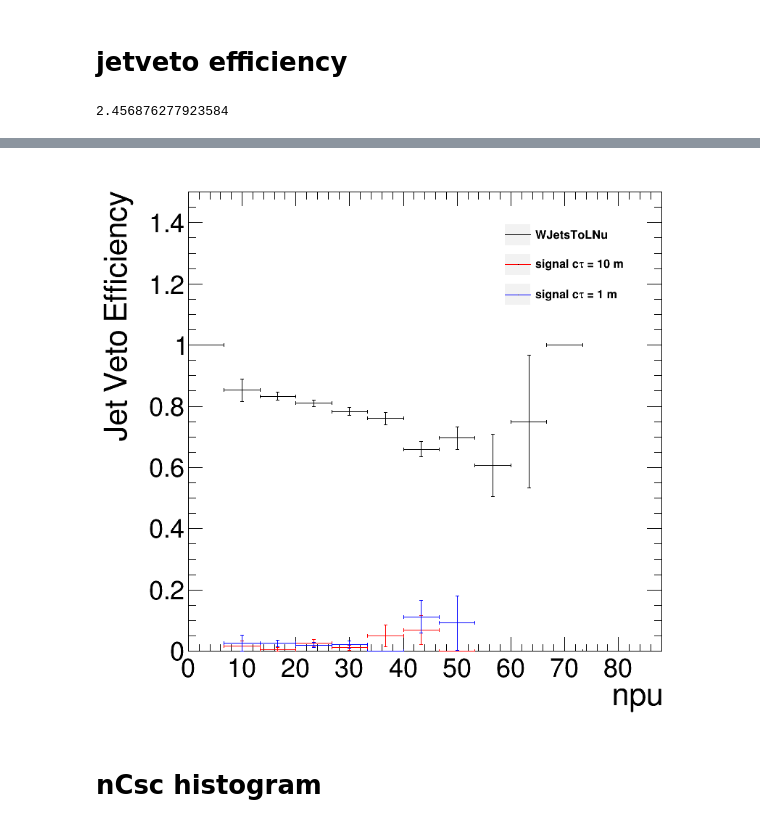
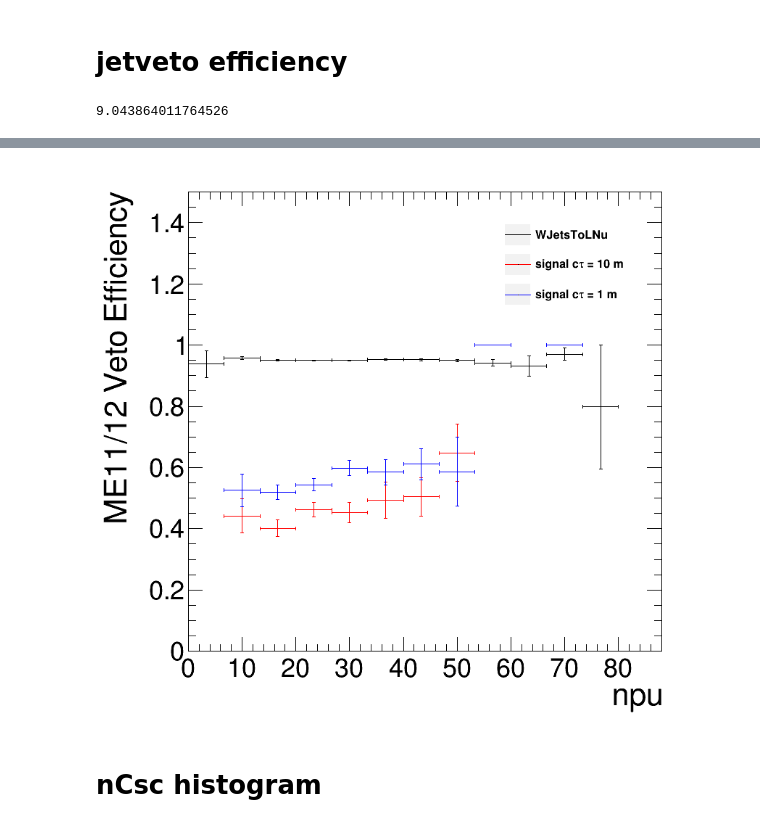
Before and after one commit to cms-lpc-llp/delayed_jet_analyzer, a Jupyter notebook: plot_scripts/MuonSystem_Analysis/MuonSystem_plots-trigger_eff.ipynb, the cells around one changed output, grey strips where cells are left out. Saved outputs shown, nothing was run; the diff lists cells and outputs as text; code cells hidden in the pictures.

```diff
--- a/plot_scripts/MuonSystem_Analysis/MuonSystem_plots-trigger_eff.ipynb
+++ b/plot_scripts/MuonSystem_Analysis/MuonSystem_plots-trigger_eff.ipynb
@@ -414,7 +414,7 @@ for k,T in tree_bkg.items():
     sel_cluster[k] = T.array('cscClusterMaxLayerRatio')*T.array('cscClusterSize') > 5.01
     sel_cluster[k] = np.logical_and( sel_cluster[k], T.array('cscClusterTime') > -12.5)
     sel_cluster[k] = np.logical_and( sel_cluster[k], T.array('cscClusterTime') < 22)
-    sel_cluster[k] = np.logical_and( sel_cluster[k], T.array('cscClusterMe1112Ratio') < 0.01)
+#     sel_cluster[k] = np.logical_and( sel_cluster[k], T.array('cscClusterMe1112Ratio') < 0.01)
 
 
 #     sel_cluster[k] = np.logical_and( sel_cluster[k],T.array('cscClusterJetVeto') < JET_PT_CUT)
@@ -447,7 +447,7 @@ for k,T in tree_bkg.items():
 
 print(time.time()-start_t)
 # %% [output]
-2.456876277923584
+9.043864011764526
 # %%
 import importlib
 importlib.reload(sys.modules['histo_utilities'])
@@ -466,16 +466,16 @@ for k,T in tree_bkg.items():
 #     if not k == 'WJetsToLNu': continue
     bins = [15,0,100]
     yaxis_title = 'ME11/12 Veto Efficiency'
-    yaxis_title = 'Jet Veto Efficiency'
+#     yaxis_title = 'Jet Veto Efficiency'
 
 
     hb = create_TH1D(npu[k][sel_cluster[k]][sel_jetveto[k]].flatten(), 'hb1', axis_title = ['npu',yaxis_title], binning=bins,weights = weight[k][sel_cluster[k]][sel_jetveto[k]].flatten())
-    hb = create_TH1D(npu[k][sel_cluster[k]][sel_jetveto[k]].flatten(), 'hb1', axis_title = ['npu',yaxis_title], binning=bins,weights = weight[k][sel_cluster[k]][sel_jetveto[k]].flatten())
+#     hb = create_TH1D(npu[k][sel_cluster[k]][sel_jetveto[k]].flatten(), 'hb1', axis_title = ['npu',yaxis_title], binning=bins,weights = weight[k][sel_cluster[k]][sel_jetveto[k]].flatten())
 
 
-    cond = np.logical_and(sel_cluster[k], T.array('cscClusterJetVeto') > 30)
+#     cond = np.logical_and(sel_cluster[k], T.array('cscClusterJetVeto') > 30)
 #     cond = np.logical_and(sel_cluster[k], T.array('cscClusterMuonVeto') > 20)
-#     cond = np.logical_and(sel_cluster[k],  T.array('cscClusterMe1112Ratio') > 0.01)
+    cond = np.logical_and(sel_cluster[k],  T.array('cscClusterMe1112Ratio') > 0.01)
 
 
 
@@ -527,4 +529,4 @@ Info in <TEfficiency::GetEfficiencyErrorLow>: setting statistic option to kFNorm
-[figure, old version]
+[figure, new version]
 # %% [markdown]
 # nCsc histogram
 # %% [markdown]
```
Also changed, not shown: parts of 2 cells of this notebook, 4 other files.
